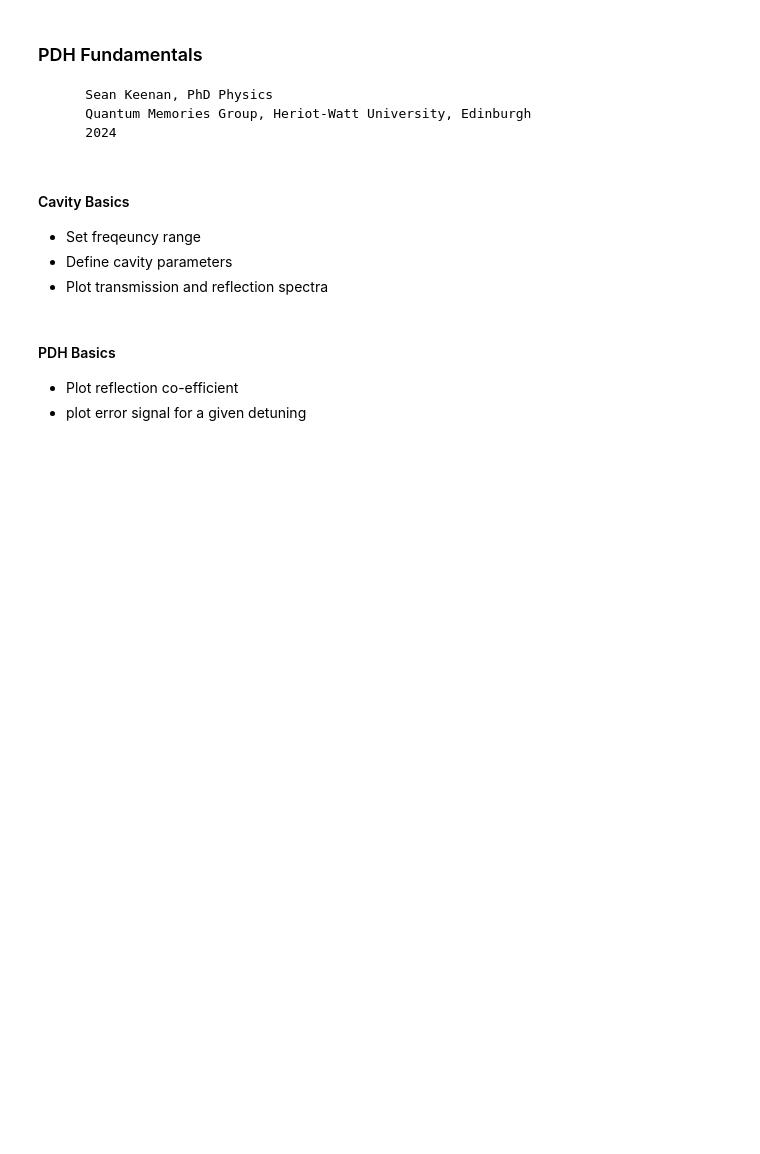
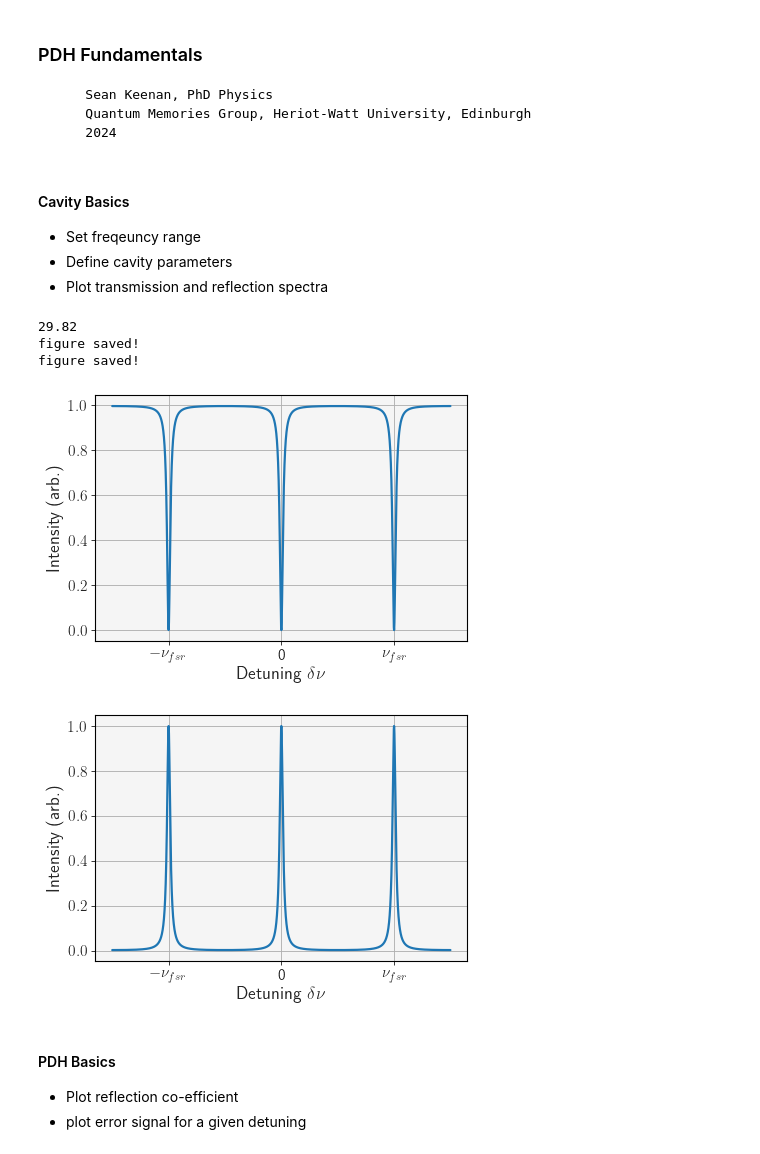
Before and after one commit to SMK-UK/PDH, a Jupyter notebook: example.ipynb, the cells around one changed output. Drawn from its saved outputs; the diff is of its cells as text; code cells hidden in the pictures; blank space fills up the shorter version.

```diff
--- a/example.ipynb
+++ b/example.ipynb
@@ -10,12 +10,17 @@ import sys
 # Add the parent directory to the system path
 sys.path.insert(1, r"C:\Users\keena\Documents\University\python_scripts")
 
-from Function_files.math_functions import zoom
-from PDH.functions import FP_characteristics
-import matplotlib.pyplot as mp
+from functions import FP_characteristics
 import numpy as np
 
 fp = FP_characteristics()
+
+fp.save = True
+fp.dir = "C:/Users/keena/Documents/vscode/Thesis_SMK/Figures/"
+fp.folder = "Chapter-3/"
+fp.format = 'svg'
+# %%
+fp.save = True
 # %% [markdown]
 
 #### Cavity Basics
@@ -25,20 +30,32 @@ fp = FP_characteristics()
 - Plot transmission and reflection spectra
 # %%
 # simple planar cavity with r_1 = r_2
-fp.r_1 = 0.6
-fp.r_2 = 0.6
+fp.r_1 = 0.9
+fp.r_2 = 0.9
 fp.length = 1
 print(round(fp.finesse, 2))
 
 fp.scale = 1/fp.fsr                                     # set scale to give x in fsr
 freqs = np.arange(-1.5*fp.fsr, 1.5*fp.fsr, fp.fsr/1e4)  # lets just plot over a few fsr
 fig_r, ax_r = fp.plot_reflected(freqs, lims=[])         # plot the reflection
 ax_r.set_xticks([-1, 0, 1])
 ax_r.set_xticklabels(['$-\\nu_{fsr}$', '0', '$\\nu_{fsr}$'])
 
+fp.fname = f'reflection_{round(fp.finesse, 2)}'
+fp.save_fig(figure=fig_r)
+
 fig_t, ax_t = fp.plot_transmitted(freqs, lims=[])       # plot the transmission
 ax_t.set_xticks([-1, 0, 1])
 ax_t.set_xticklabels(['$-\\nu_{fsr}$', '0', '$\\nu_{fsr}$'])
+
+fp.fname = f'transmitted_{round(fp.finesse, 2)}'
+fp.save_fig(figure=fig_t)
+# %% [output]
+29.82
+figure saved!
+figure saved!
+[figure, added]
+[figure, added]
 # %% [markdown]
 
 #### PDH Basics
```
Also changed, not shown: parts of 5 cells of this notebook, 3 other files.
